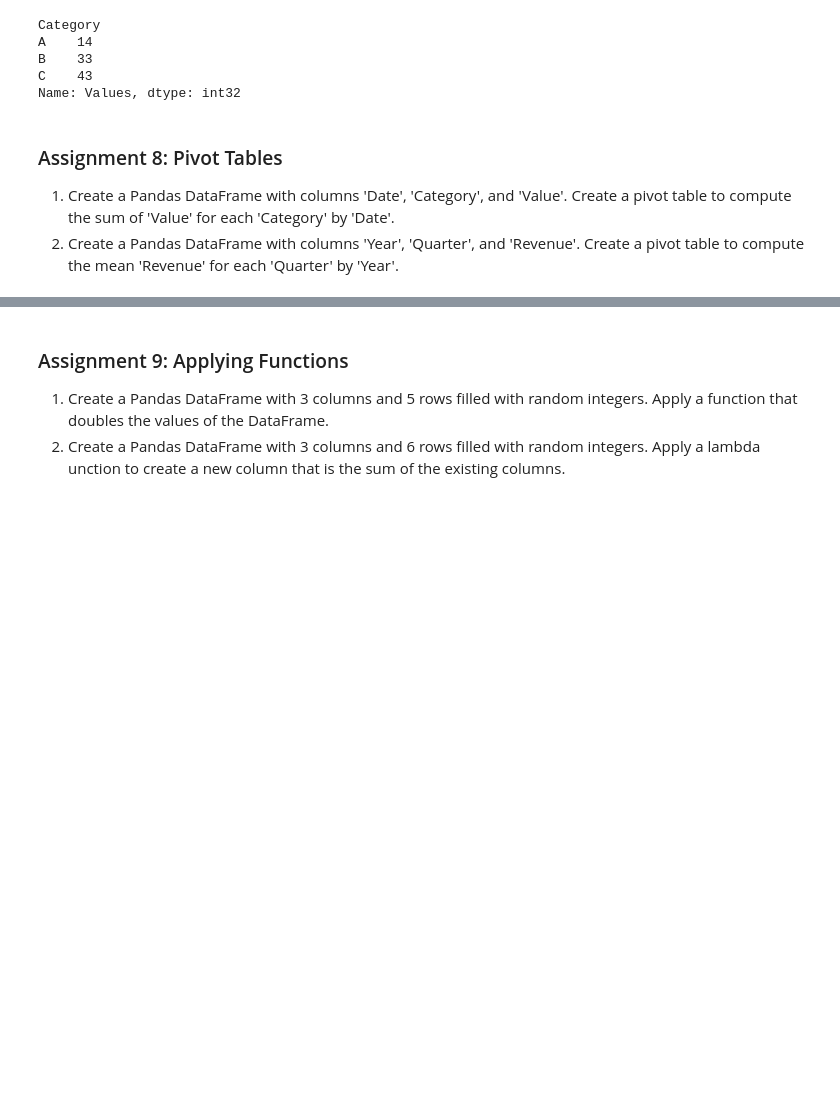
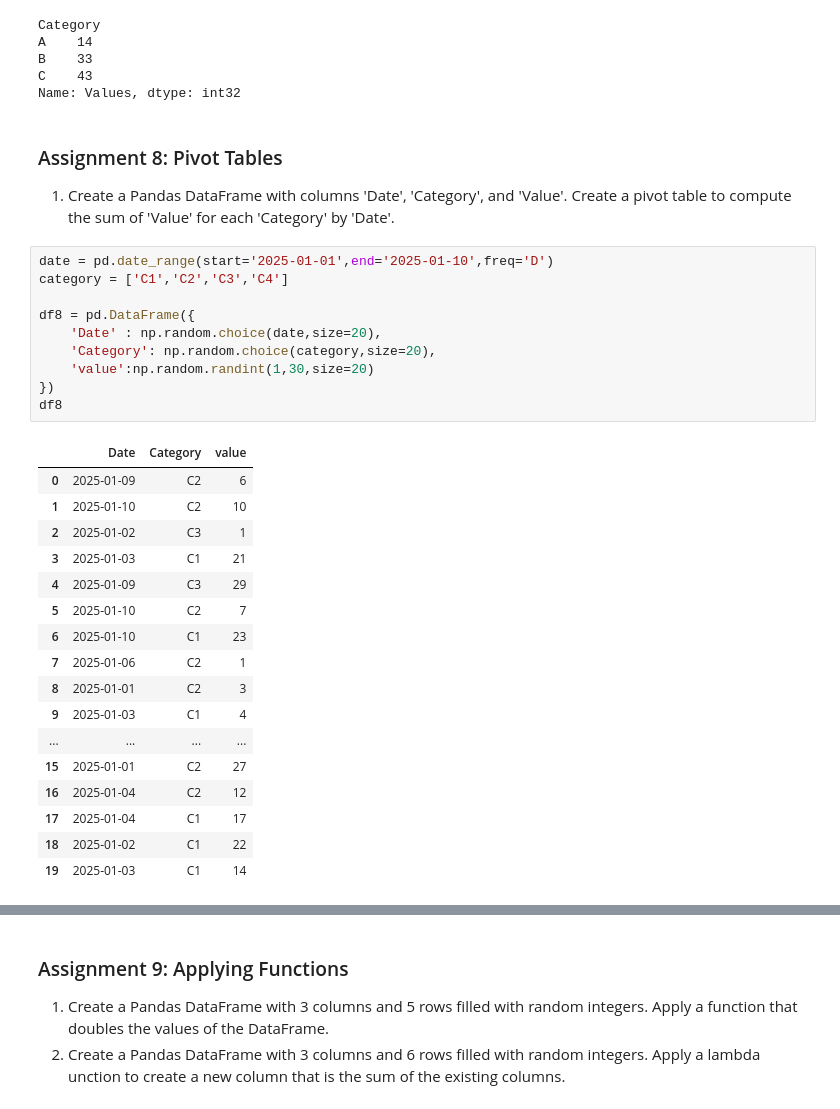
Before and after one commit to ArunNegi112/Python-Learning-Path-Topic-Wise-Assignments, a Jupyter notebook: Assignments/numpypandasassignments/pandasasssignments.ipynb, the cells around one changed output, grey strips where cells are left out. Cells and saved outputs as stored; diff of their text form; blank space fills up the shorter version.

Commit message:
solved Q8 pivot table

```diff
--- a/Assignments/numpypandasassignments/pandasasssignments.ipynb
+++ b/Assignments/numpypandasassignments/pandasasssignments.ipynb
@@ -633,4 +633,31 @@ Name: Values, dtype: int32
 ### Assignment 8: Pivot Tables
 
 1. Create a Pandas DataFrame with columns 'Date', 'Category', and 'Value'. Create a pivot table to compute the sum of 'Value' for each 'Category' by 'Date'.
-2. Create a Pandas DataFrame with columns 'Year', 'Quarter', and 'Revenue'. Create a pivot table to compute the mean 'Revenue' for each 'Quarter' by 'Year'.
+# %%
+date = pd.date_range(start='2025-01-01',end='2025-01-10',freq='D')
+category = ['C1','C2','C3','C4']
+
+df8 = pd.DataFrame({
+    'Date' : np.random.choice(date,size=20),
+    'Category': np.random.choice(category,size=20),
+    'value':np.random.randint(1,30,size=20)
+})
+df8
+# %% [output]
+|  | Date | Category | value |
+| 0 | 2025-01-09 | C2 | 6 |
+| 1 | 2025-01-10 | C2 | 10 |
+| 2 | 2025-01-02 | C3 | 1 |
+| 3 | 2025-01-03 | C1 | 21 |
+| 4 | 2025-01-09 | C3 | 29 |
+| 5 | 2025-01-10 | C2 | 7 |
+| 6 | 2025-01-10 | C1 | 23 |
+| 7 | 2025-01-06 | C2 | 1 |
+| 8 | 2025-01-01 | C2 | 3 |
+| 9 | 2025-01-03 | C1 | 4 |
+| ... | ... | ... | ... |
+| 15 | 2025-01-01 | C2 | 27 |
+| 16 | 2025-01-04 | C2 | 12 |
+| 17 | 2025-01-04 | C1 | 17 |
+| 18 | 2025-01-02 | C1 | 22 |
+| 19 | 2025-01-03 | C1 | 14 |
```
Also changed, not shown: parts of 4 cells of this notebook.
